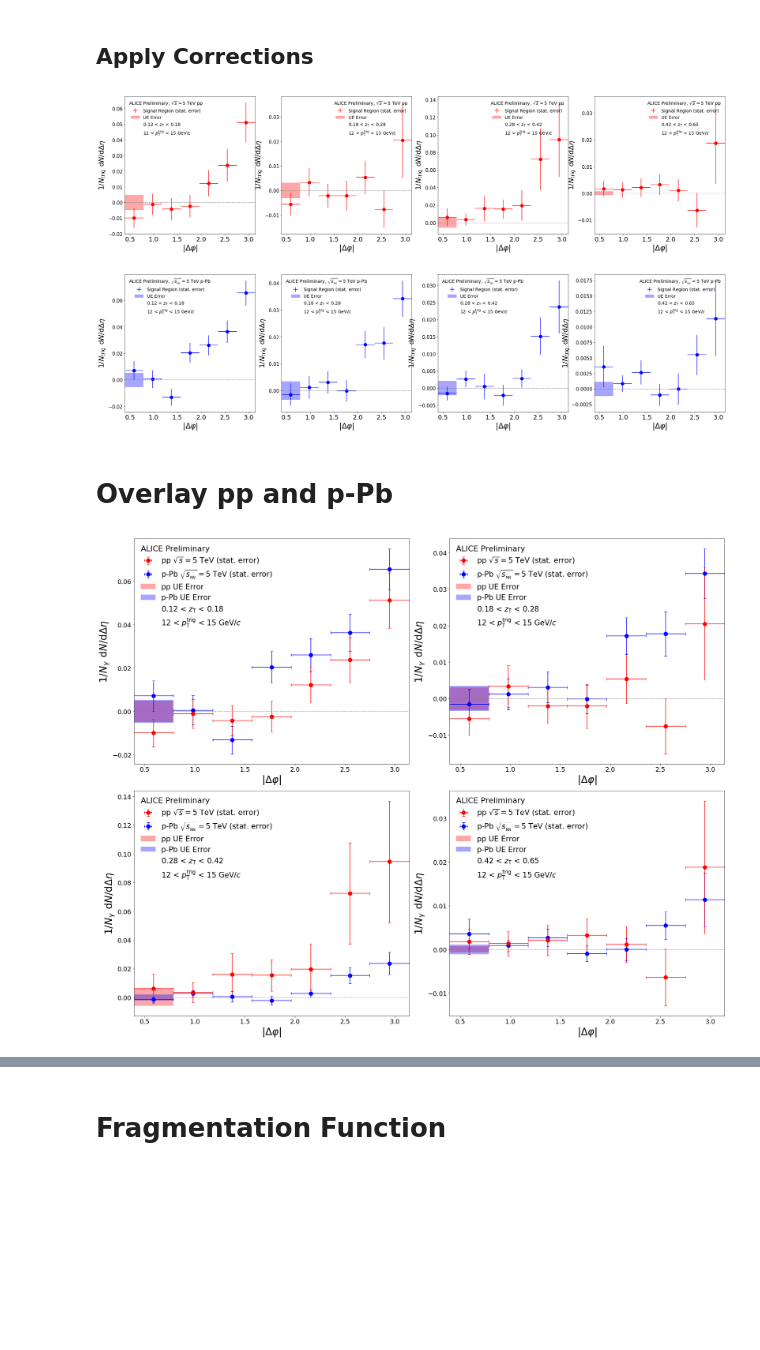
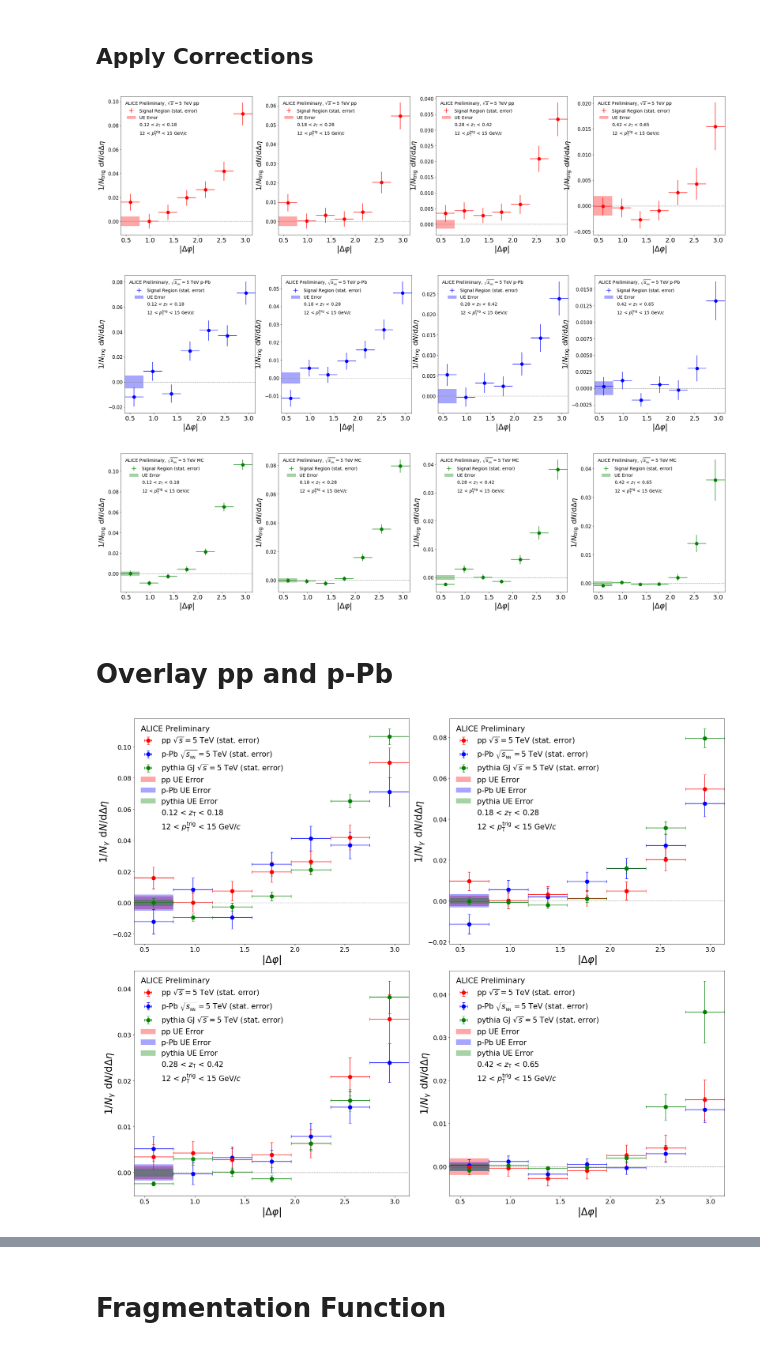
Before and after one commit to ftoralesacosta/CorrelationAnalysis, a Jupyter notebook: NtupleAnalysis/correlation.ipynb, the cells around one changed output, grey strips where cells are left out. Saved outputs shown, nothing was run; the diff lists cells and outputs as text; code cells hidden in the pictures; blank space fills up the shorter version.

```diff
--- a/NtupleAnalysis/correlation.ipynb
+++ b/NtupleAnalysis/correlation.ipynb
@@ -104,3 +117,5 @@ oneminFake = [1,0.982,0.980,0.978,0.970,0.915,0.812]
+# %%
+eta_max = 0.6
 # %% [markdown]
 # Define Errors
 # %%
@@ -251,8 +266,6 @@ def GetLE_Val( LE_Phi_Array, LE_Error_Array):
 def GetPhiProj(filename,prfx,ipt, izt, Signal_DNN=True):
 
     file = ROOT.TFile(filename)
-
-    eta_max = 1.2 #Assuming symmetric eta range
 
     if (Signal_DNN == "Inclusive"):
         histo2D = file.Get('Correlation__pT%1.0f_%1.0f__zT%1.0f_zT%1.0f'
@@ -362,9 +375,6 @@ def GetPhiProj(filename,prfx,ipt, izt, Signal_DNN=True):
 # %% [markdown]
 # UE Plot & Table
 # %%
-Systems = ["pp","p-Pb"]
-Files = [pp_File,pPb_File]
-
 for sys,ifile in zip(Systems,Files):
     print(" $z_T$ interval   & LE Signal Region & LE Background Region & ZYAM Signal Region & ZYAM Background Region")
     fig = plt.figure(figsize=(34,17))
@@ -423,7 +433,7 @@ for sys,ifile in zip(Systems,Files):
             s_le_line = ax.fill_between(fill_x, S_LE-S_LE_Error,S_LE+S_LE_Error,interpolate=False,edgecolor='grey',linewidth=0.0, alpha=0.5,facecolor='grey')
 
             leg = ax.legend([s_plot,s_le_plot,s_le_line,s_z_line,empt,empt2],['Signal Region (stat. error)','0.8 <|$\Delta\eta$| < 1.4','UE Estimate',
-                'ZYAM',r'%1.2f < $z_\mathrm{T}$ < %1.2f'%(zTbins[izt],zTbins[izt+1]),r'12 < $p_\mathrm{T}^{\mathrm{trig}}$ < 15 GeV/$c$'],
+                'ZYAM',r'%1.2f < $z_\mathrm{T}$ < %1.2f'%(zTbins[izt],zTbins[izt+1]),r'%1.0f < $p_\mathrm{T}^{\mathrm{trig}}$ < %1.0f GeV/$c$'%(pTbins[ipt],pTbins[ipt+1])],
                 loc='best',title = "Alice Preliminary %s 5 TeV",fontsize=14,frameon=False,numpoints=1)
             if (sys == 'pp'):
                 leg.set_title("ALICE Preliminary, $\sqrt{s}=$5 TeV %s"%(sys))
@@ -457,7 +467,7 @@ for sys,ifile in zip(Systems,Files):
 
             b_le_plot =plt.errorbar(delta_phi_centers,Bkg_LE_Phi_Array,xerr=phi_width,yerr=Bkg_LE_Error_Array,fmt=None,ecolor='Grey',alpha=0.8)
             leg = ax.legend([b_plot,b_le_plot,b_le_line,b_z_line,empt,empt2],['Bkg Region (stat. error)','0.8 <|$\Delta\eta$| < 1.4','UE Estimate',
-                'ZYAM',r'%1.2f < $z_\mathrm{T}$ < %1.2f'%(zTbins[izt],zTbins[izt+1]),r'12 < $p_\mathrm{T}^{\mathrm{trig}}$ < 15 GeV/$c$'],
+                'ZYAM',r'%1.2f < $z_\mathrm{T}$ < %1.2f'%(zTbins[izt],zTbins[izt+1]),r'%1.0f < $p_\mathrm{T}^{\mathrm{trig}}$ < %1.0f GeV/$c$'%(pTbins[ipt],pTbins[ipt+1])],
                 loc='best',fontsize=14,frameon=False,numpoints=1)
             if (sys == 'pp'):
                 leg.set_title("ALICE Preliminary, $\sqrt{s}=$5 TeV %s"%(sys))
@@ -617,12 +642,15 @@ for sys,ifile in zip(Systems,Files):
 # %%
 for sys,ifile in zip(Systems,Files):
+
+    SYS=sys
 
     if (sys == "p-Pb"):
         SYS = "pPb" #can't have -
         sys_color = 'blue'
-    else:
-        SYS=sys
+    elif(sys == "pp"):
         sys_color = 'red'
+    elif(sys == "MC"):
+         sys_color = 'green'
 
     fig = plt.figure(figsize=(34,8))
     for ipt in range (3):
@@ -658,7 +686,7 @@ for sys,ifile in zip(Systems,Files):
             plt.yticks(fontsize=fsize-5)
 
             leg = ax.legend([s_plot,b_plot,UE_Band,empt,empt2],['Signal Region (stat. error)','Background Region Scaled(stat. error)',
-                "UE Error",r'%1.2f < $z_\mathrm{T}$ < %1.2f'%(zTbins[izt],zTbins[izt+1]),r'12 < $p_\mathrm{T}^{\mathrm{trig}}$ < 15 GeV/$c$'],
+                "UE Error",r'%1.2f < $z_\mathrm{T}$ < %1.2f'%(zTbins[izt],zTbins[izt+1]),r'%1.0f < $p_\mathrm{T}^{\mathrm{trig}}$ < %1.0f GeV/$c$'%(pTbins[ipt],pTbins[ipt+1])],
                 loc='best',title = "Alice Preliminary %s 5 TeV",fontsize=14,frameon=False,numpoints=1)
             if (sys == 'pp'):
                 leg.set_title("ALICE Preliminary, $\sqrt{s}=$5 TeV %s"%(sys))
@@ -714,13 +743,17 @@ for ztb in range (NzT):
     Apply_Corrections(pPb_LE_Error[ztb])
 # %%
 for sys,ifile in zip(Systems,Files):
+
+    SYS=sys
 
     if (sys == "p-Pb"):
         SYS = "pPb" #can't have -
         sys_color = 'blue'
-    else:
-        SYS=sys
+    elif(sys == "pp"):
         sys_color = 'red'
+    elif(sys == "MC"):
+         sys_color = 'green'
+
 
     fig = plt.figure(figsize=(34,8))
     for ipt in range (3):
@@ -731,36 +764,37 @@ for sys,ifile in zip(Systems,Files):
 
             if (NzT == 4):
                 ax = fig.add_subplot(1,4,(ztb+1))
             elif (NzT == 6):
                 ax = fig.add_subplot(1,6,(ztb+1))
 
             ax.plot(delta_phi_centers,vars()["%s_CSR"%(SYS)][ztb],'bo',color=sys_color,ms=10)
             s_plot = ax.errorbar(delta_phi_centers,vars()["%s_CSR"%(SYS)][ztb],xerr=phi_width,
                 yerr=vars()["%s_CSR_Errors"%(SYS)][ztb],fmt=None,ecolor=sys_color,label='Signal Region (stat. error)')
             UE_Band = ax.fill_between(ue_error_bar,-vars()["%s_LE_Error"%(SYS)][ztb],vars()["%s_LE_Error"%(SYS)][ztb],facecolor=sys_color,alpha=0.35)
             plt.axhline(y=0,color='gray',linestyle='--',linewidth=1.3,alpha=0.8)
 
 
             plt.xlabel(r'|$\Delta \varphi$|',fontsize=fsize+4)
             plt.xticks(fontsize=(fsize))
             plt.xlim((0.39269908169872414,3.14159))
             plt.ylabel(r'$1/N_{\mathrm{trig}} \: \: \mathrm{d}N/\mathrm{d}\Delta\eta$',fontsize=fsize+2)
             #plt.ylim((0,1.2*max(Sig_LE_Phi_Array)))
             empt, = ax.plot([], [], ' ')
             empt2, = ax.plot([],[],' ')
             plt.yticks(fontsize=fsize-5)
 
             leg = ax.legend([s_plot,UE_Band,empt,empt2],['Signal Region (stat. error)',"UE Error",r'%1.2f < $z_\mathrm{T}$ < %1.2f'
-                %(zTbins[izt],zTbins[izt+1]),r'12 < $p_\mathrm{T}^{\mathrm{trig}}$ < 15 GeV/$c$'],
+                %(zTbins[izt],zTbins[izt+1]),r'%1.0f < $p_\mathrm{T}^{\mathrm{trig}}$ < %1.0f GeV/$c$'%(pTbins[ipt],pTbins[ipt+1])],
                 loc='best',title = "Alice Preliminary %s 5 TeV",fontsize=14,frameon=False,numpoints=1)
             if (sys == 'pp'):
                 leg.set_title("ALICE Preliminary, $\sqrt{s}=$5 TeV %s"%(sys))
             else:
                 leg.set_title("ALICE Preliminary, $\sqrt{s_{\mathrm{_{NN}}}}=$5 TeV %s"%(sys))
             plt.setp(leg.get_title(),fontsize=14)
 # %% [output]
-[figure, old version]
+[figure, new version]
-[figure, old version]
+[figure, new version]
+[figure, added]
 # %% [markdown]
 # Overlay pp and p-Pb
 # %%
@@ -779,6 +813,11 @@ for ipt in range (3):
         pPb = plt.errorbar(delta_phi_centers,pPb_CSR[ztb],xerr=phi_width,yerr=pPb_CSR_Errors[ztb],fmt='bo',capsize=4,markersize=11)
         pp = plt.errorbar(delta_phi_centers,pp_CSR[ztb],xerr=phi_width,yerr=pp_CSR_Errors[ztb],fmt='ro',capsize=4,markersize=11)
 
+        if(Use_MC):
+            MC = plt.errorbar(delta_phi_centers,MC_CSR[ztb],xerr=phi_width,yerr=MC_CSR_Errors[ztb],fmt='go',capsize=4,markersize=11)
+
+
+
         plt.xlabel(r'|$\Delta \varphi$|',fontsize=28)
         plt.xticks(fontsize=18)
         plt.xlim((0.39269908169872414,3.14159))
@@ -788,14 +827,21 @@ for ipt in range (3):
 
         pp_UE = ax.fill_between(ue_error_bar,-pp_LE_Error[ztb],pp_LE_Error[ztb],facecolor='red',alpha=0.35) #Other for pp
         pPb_UE = ax.fill_between(ue_error_bar,-pPb_LE_Error[ztb],pPb_LE_Error[ztb],facecolor='blue',alpha=0.35)#One for p-Pb
+        MC_UE = ax.fill_between(ue_error_bar,-MC_LE_Error[ztb],MC_LE_Error[ztb],facecolor='green',alpha=0.35)#One for p-Pb
 
         empt, = ax.plot([], [],' ')
         empt2, = ax.plot([],[],' ')
 
-        leg = plt.legend([pp,pPb,pp_UE,pPb_UE,empt,empt2],['pp $\sqrt{s}= 5$ TeV (stat. error)',
-            'p-Pb $\sqrt{s_{\mathrm{_{NN}}}}=5$ TeV (stat. error)', 'pp UE Error', 'p-Pb UE Error',
-            r'%1.2f < $z_\mathrm{T}$ < %1.2f'%(zTbins[izt],zTbins[izt+1]),
-            r'12 < $p_\mathrm{T}^{\mathrm{trig}}$ < 15 GeV/$c$'],loc = "upper left",fontsize=21,frameon=False,numpoints=1)
+        if(Use_MC):
+            leg = plt.legend([pp,pPb,MC,pp_UE,pPb_UE,MC_UE,empt,empt2],['pp $\sqrt{s}= 5$ TeV (stat. error)',
+                'p-Pb $\sqrt{s_{\mathrm{_{NN}}}}=5$ TeV (stat. error)','pythia GJ $\sqrt{s}=5$ TeV (stat. error)',
+                'pp UE Error', 'p-Pb UE Error','pythia UE Error', r'%1.2f < $z_\mathrm{T}$ < %1.2f'%(zTbins[izt],zTbins[izt+1]),
+                r'%1.0f < $p_\mathrm{T}^{\mathrm{trig}}$ < %1.0f GeV/$c$'%(pTbins[ipt],pTbins[ipt+1])],loc = "upper left",fontsize=21,frameon=False,numpoints=1)
+        else:
+            leg = plt.legend([pp,pPb,pp_UE,pPb_UE,empt,empt2],['pp $\sqrt{s}= 5$ TeV (stat. error)',
+                'p-Pb $\sqrt{s_{\mathrm{_{NN}}}}=5$ TeV (stat. error)', 'pp UE Error', 'p-Pb UE Error',
+                r'%1.2f < $z_\mathrm{T}$ < %1.2f'%(zTbins[izt],zTbins[izt+1]),
+                r'%1.0f < $p_\mathrm{T}^{\mathrm{trig}}$ < %1.0f GeV/$c$'%(pTbins[ipt],pTbins[ipt+1])],loc = "upper left",fontsize=21,frameon=False,numpoints=1)
 
         leg.set_title("ALICE Preliminary")
         leg._legend_box.align = "left"
@@ -806,5 +852,5 @@ for ipt in range (3):
     #fig.savefig('pics/Gamma_hadron_corr_zT_%i.pdf'%(ztb))
     fig.savefig('pics/Gamma_hadron_corr.pdf')
 # %% [output]
-[figure, old version]
+[figure, new version]
 # %% [markdown]
```
Also changed, not shown: parts of 26 cells of this notebook.
